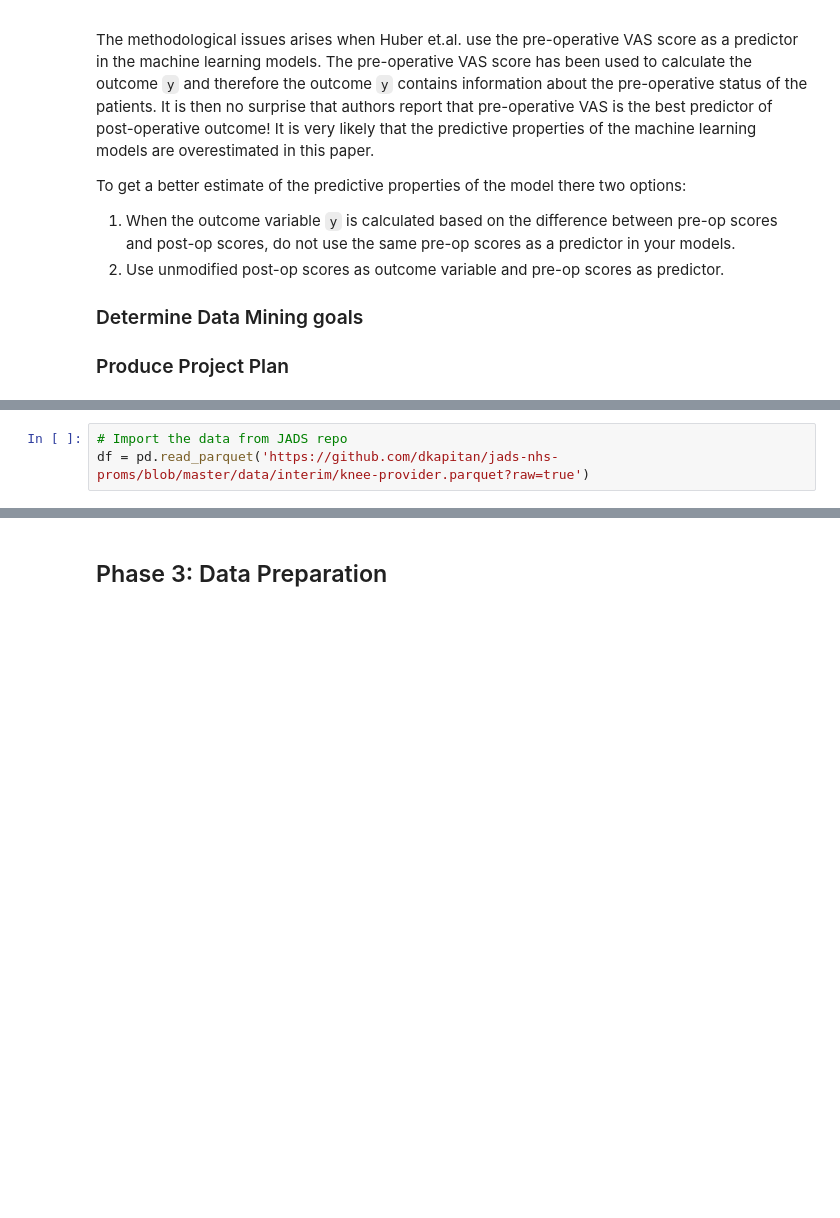
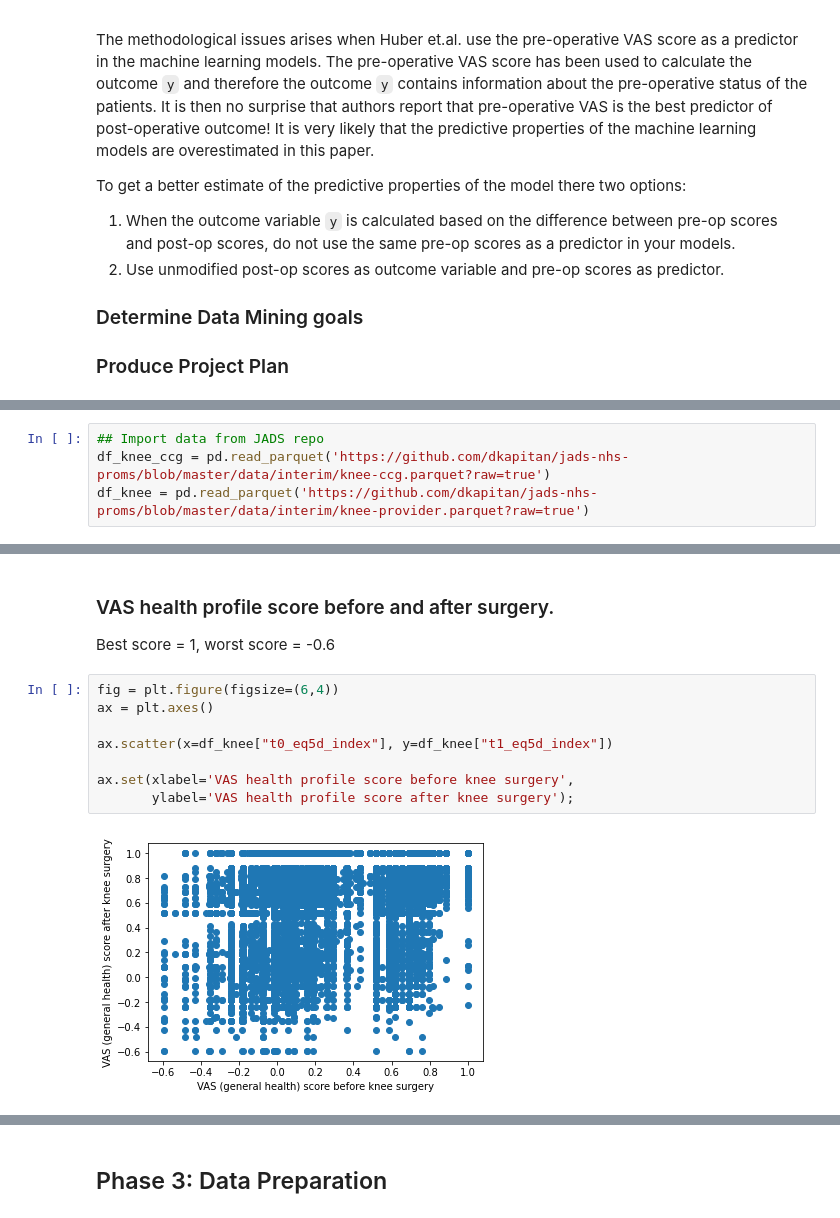
Before and after one commit to laurencefrank/NHS-PROMs, a Jupyter notebook: notebooks/nb1_NHS_PROMs_G5.ipynb, the cells around one changed output, grey strips where cells are left out. Drawn from its saved outputs; the diff is of its cells as text; blank space fills up the shorter version.

```diff
--- a/notebooks/nb1_NHS_PROMs_G5.ipynb
+++ b/notebooks/nb1_NHS_PROMs_G5.ipynb
@@ -92,3 +364,4 @@ import matplotlib.pyplot as plt
 # %%
-# Import the data from JADS repo
-df = pd.read_parquet('https://github.com/dkapitan/jads-nhs-proms/blob/master/data/interim/knee-provider.parquet?raw=true')
+## Import data from JADS repo
+df_knee_ccg = pd.read_parquet('https://github.com/dkapitan/jads-nhs-proms/blob/master/data/interim/knee-ccg.parquet?raw=true')
+df_knee = pd.read_parquet('https://github.com/dkapitan/jads-nhs-proms/blob/master/data/interim/knee-provider.parquet?raw=true')
@@ -103,0 +492,14 @@ FileNotFoundError: [Errno 2] No such file or directory: '..\\data\\interim'
+# %% [markdown]
+### VAS health profile score before and after surgery.
+
+Best score = 1, worst score = -0.6
+# %%
+fig = plt.figure(figsize=(6,4))
+ax = plt.axes()
+
+ax.scatter(x=df_knee["t0_eq5d_index"], y=df_knee["t1_eq5d_index"])
+
+ax.set(xlabel='VAS health profile score before knee surgery',
+       ylabel='VAS health profile score after knee surgery');
+# %% [output]
+[figure, added]
```
Also changed, not shown: parts of 31 cells of this notebook.
